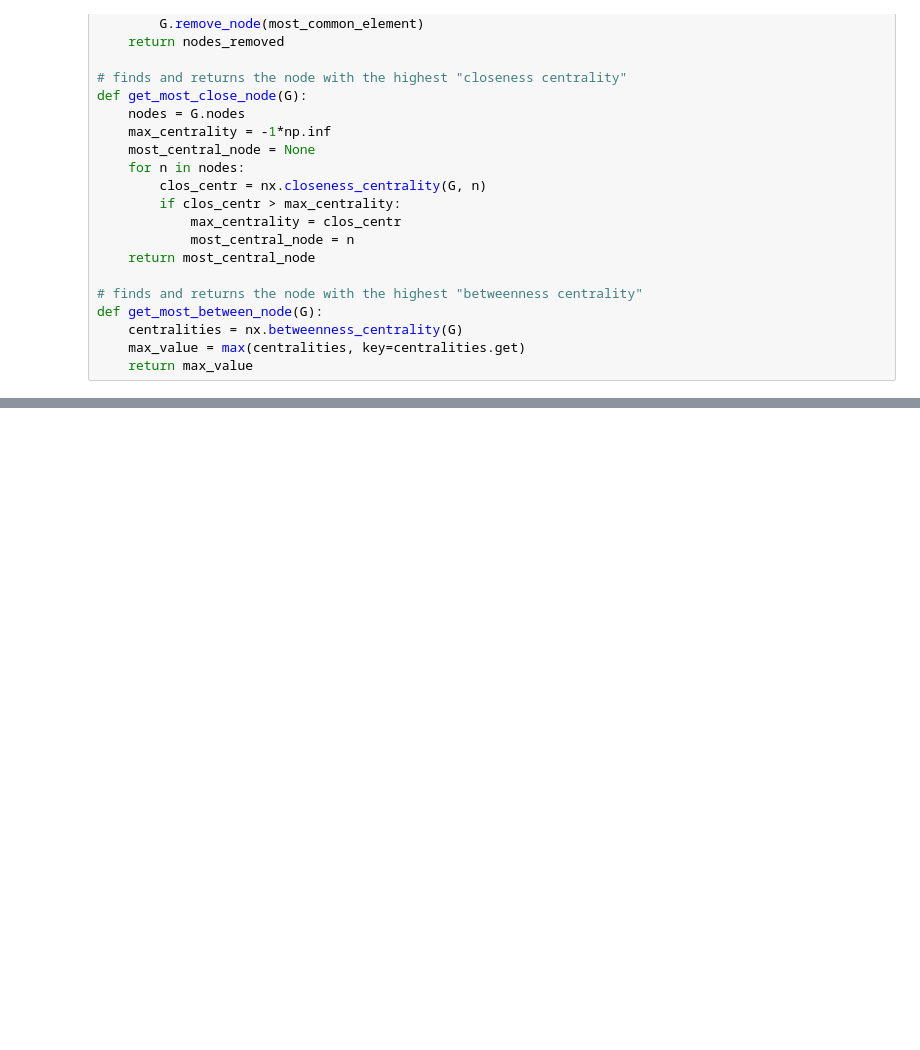
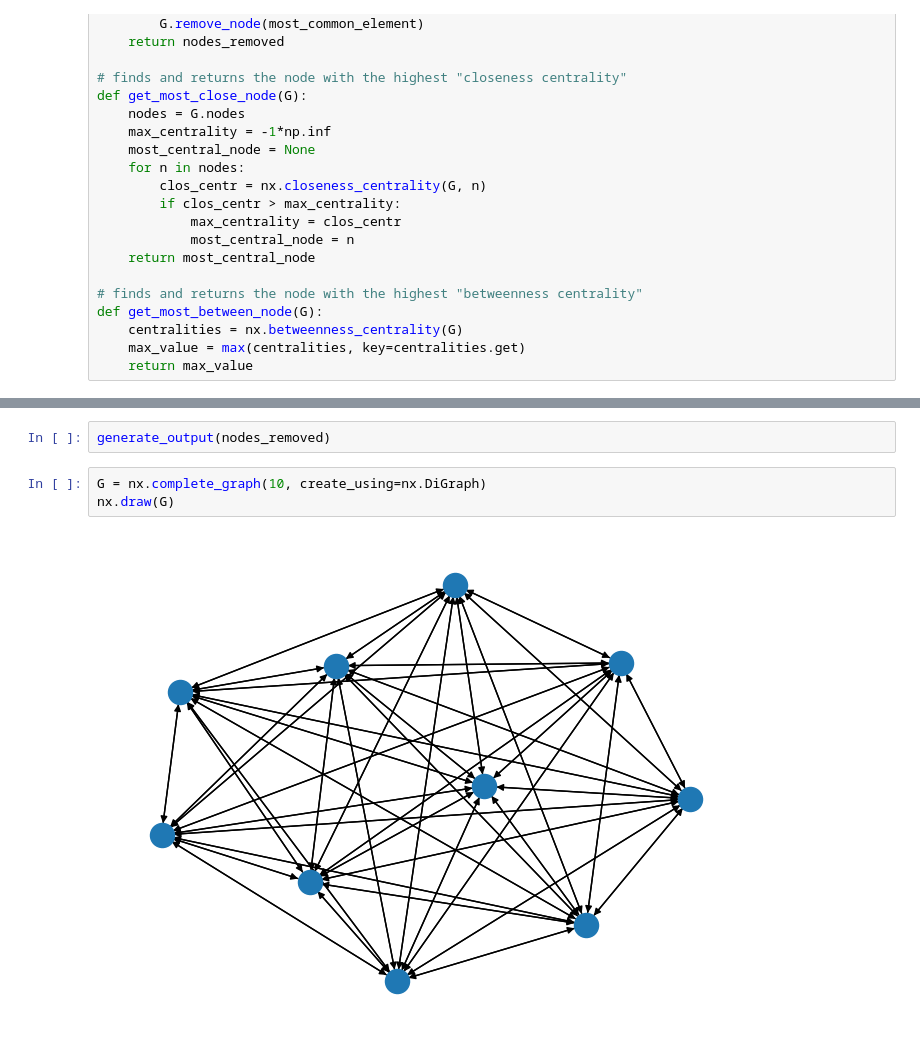
Before and after one commit to alexfruge/AlgoTauOmega, a Jupyter notebook: main.ipynb, the cells around one changed output, grey strips where cells are left out. Saved outputs shown, nothing was run; the diff lists cells and outputs as text; blank space fills up the shorter version.

Commit message:
Added output stuff

```diff
--- a/main.ipynb
+++ b/main.ipynb
@@ -72,0 +79,7 @@ Text(0.5, 1.0, 'Graph after removal is ran')
+# %%
+generate_output(nodes_removed)
+# %%
+G = nx.complete_graph(10, create_using=nx.DiGraph)
+nx.draw(G)
+# %% [output]
+[figure, added]
```
Also changed, not shown: parts of 5 cells of this notebook.
